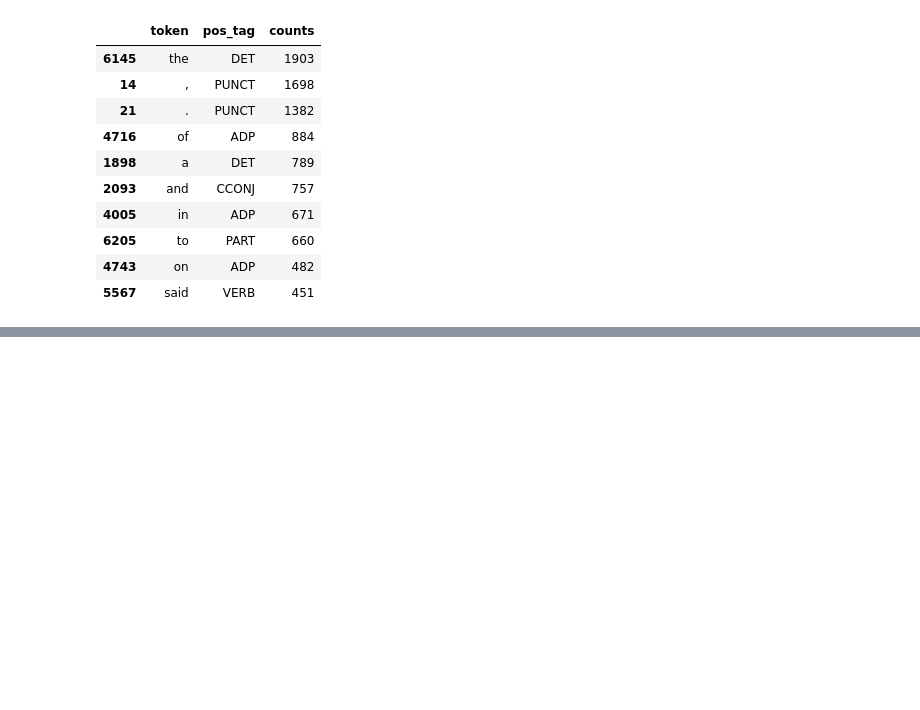
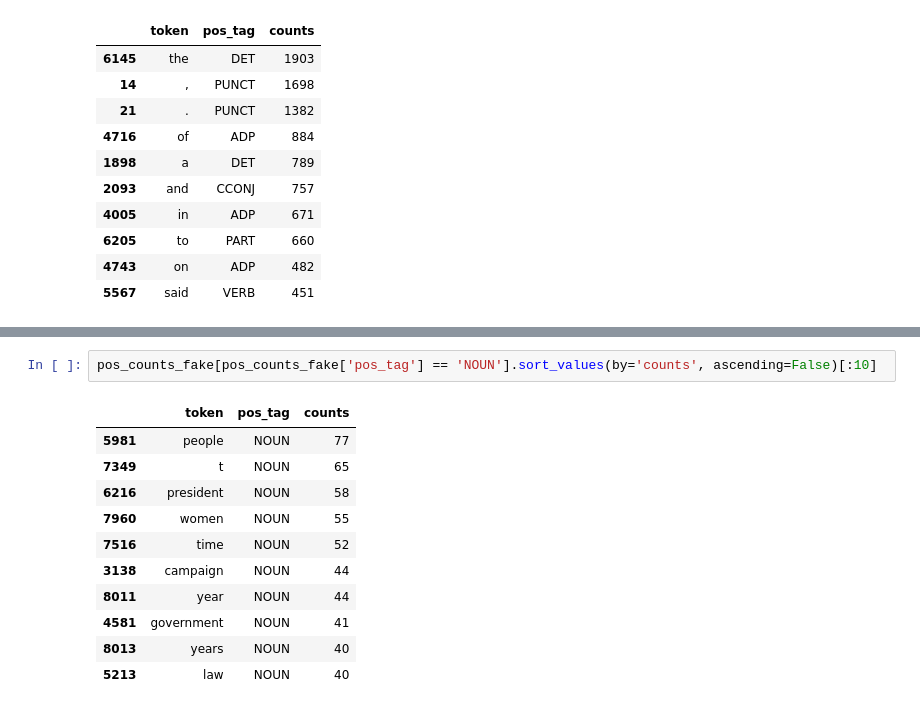
Before and after one commit to lucianhanga/ai-enginner-course, a Jupyter notebook: NLP/cathegorize-fake-news.ipynb, the cells around one changed output, grey strips where cells are left out. Drawn from its saved outputs; the diff is of its cells as text; blank space fills up the shorter version.

```diff
--- a/NLP/cathegorize-fake-news.ipynb
+++ b/NLP/cathegorize-fake-news.ipynb
@@ -261,0 +276,14 @@ pos_freq_factual.head(10)
+# %%
+pos_counts_fake[pos_counts_fake['pos_tag'] == 'NOUN'].sort_values(by='counts', ascending=False)[:10]
+# %% [output]
+|  | token | pos_tag | counts |
+| 5981 | people | NOUN | 77 |
+| 7349 | t | NOUN | 65 |
+| 6216 | president | NOUN | 58 |
+| 7960 | women | NOUN | 55 |
+| 7516 | time | NOUN | 52 |
+| 3138 | campaign | NOUN | 44 |
+| 8011 | year | NOUN | 44 |
+| 4581 | government | NOUN | 41 |
+| 8013 | years | NOUN | 40 |
+| 5213 | law | NOUN | 40 |
```
Also changed, not shown: parts of 14 cells of this notebook.
